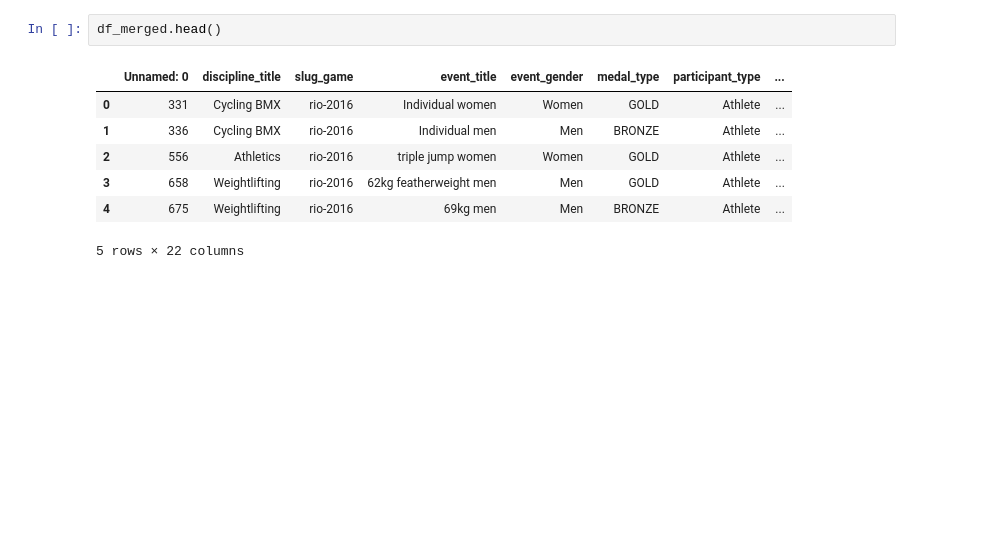
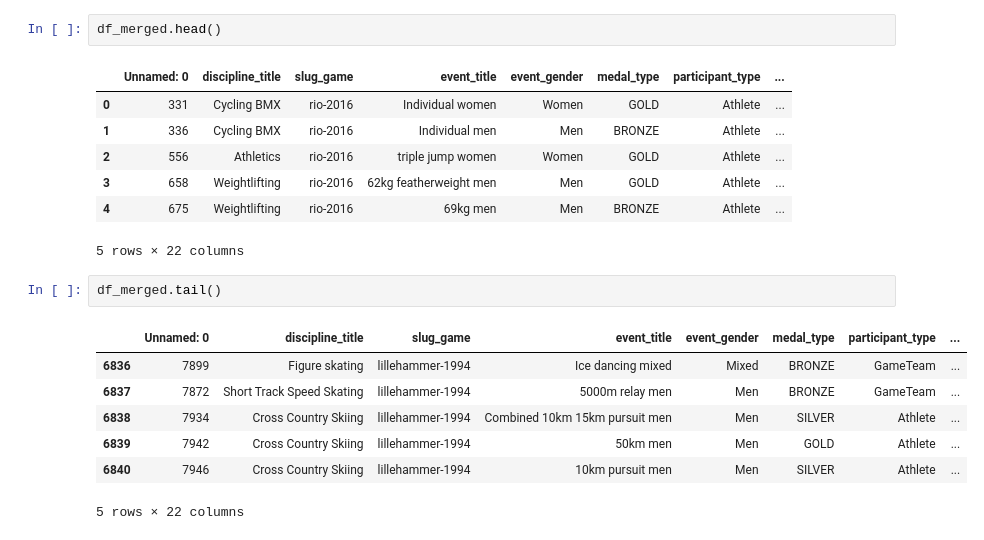
Before and after one commit to AlishaSHM/SMU_PROJECT1_OLYMPICS, a Jupyter notebook: alisha_work/Untitled.ipynb, the cells around one changed output. Saved outputs shown, nothing was run; the diff lists cells and outputs as text; blank space fills up the shorter version.

```diff
--- a/alisha_work/Untitled.ipynb
+++ b/alisha_work/Untitled.ipynb
@@ -195,3 +210,13 @@ df_merged.head()
 | 3 | 658 | Weightlifting | rio-2016 | 62kg featherweight men | Men | GOLD | Athlete | ... |
 | 4 | 675 | Weightlifting | rio-2016 | 69kg men | Men | BRONZE | Athlete | ... |
 5 rows × 22 columns
+# %%
+df_merged.tail()
+# %% [output]
+|  | Unnamed: 0 | discipline_title | slug_game | event_title | event_gender | medal_type | participant_type | ... |
+| 6836 | 7899 | Figure skating | lillehammer-1994 | Ice dancing mixed | Mixed | BRONZE | GameTeam | ... |
+| 6837 | 7872 | Short Track Speed Skating | lillehammer-1994 | 5000m relay men | Men | BRONZE | GameTeam | ... |
+| 6838 | 7934 | Cross Country Skiing | lillehammer-1994 | Combined 10km 15km pursuit men | Men | SILVER | Athlete | ... |
+| 6839 | 7942 | Cross Country Skiing | lillehammer-1994 | 50km men | Men | GOLD | Athlete | ... |
+| 6840 | 7946 | Cross Country Skiing | lillehammer-1994 | 10km pursuit men | Men | SILVER | Athlete | ... |
+5 rows × 22 columns
```
Also changed, not shown: parts of 15 cells of this notebook, 5 other files.
